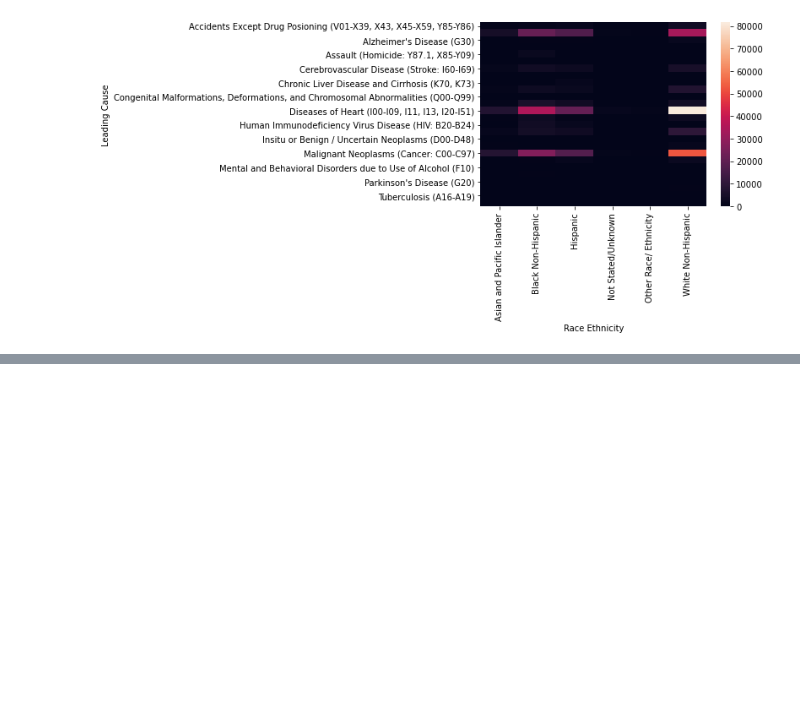
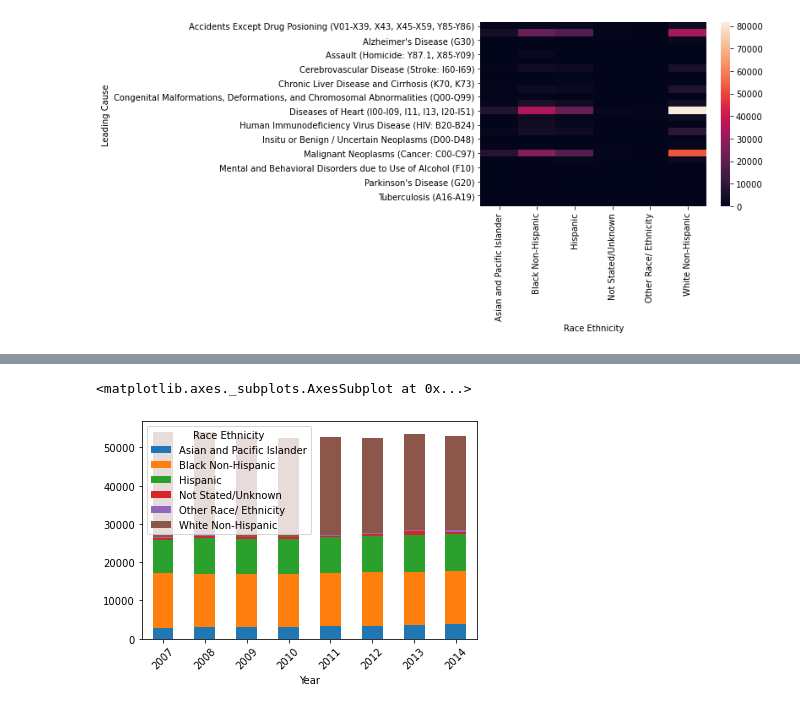
Before and after one commit to HeliosBI/PYDAHW16, a Jupyter notebook: PYDAHW16.ipynb, the cells around one changed output, grey strips where cells are left out. Cells and saved outputs as stored; diff of their text form; code cells hidden in the pictures; blank space fills up the shorter version.

Commit message:
5/5 visuals made

```diff
--- a/PYDAHW16.ipynb
+++ b/PYDAHW16.ipynb
@@ -141,0 +136,7 @@ iplot(fig)
+# %%
+df_stacked = df.pivot_table(
+                        index='Year',
+                        columns='Race Ethnicity',
+                        values='Deaths',
+                        aggfunc=sum).fillna(0).applymap(float)
+df_stacked.head()
@@ -141,0 +151,5 @@ iplot(fig)
+# %%
+df_stacked.plot(kind='bar', rot=45, stacked=True)
+# %% [output]
+<matplotlib.axes._subplots.AxesSubplot at 0x...>
+[figure, added]
```
Also changed, not shown: parts of 7 cells of this notebook.
